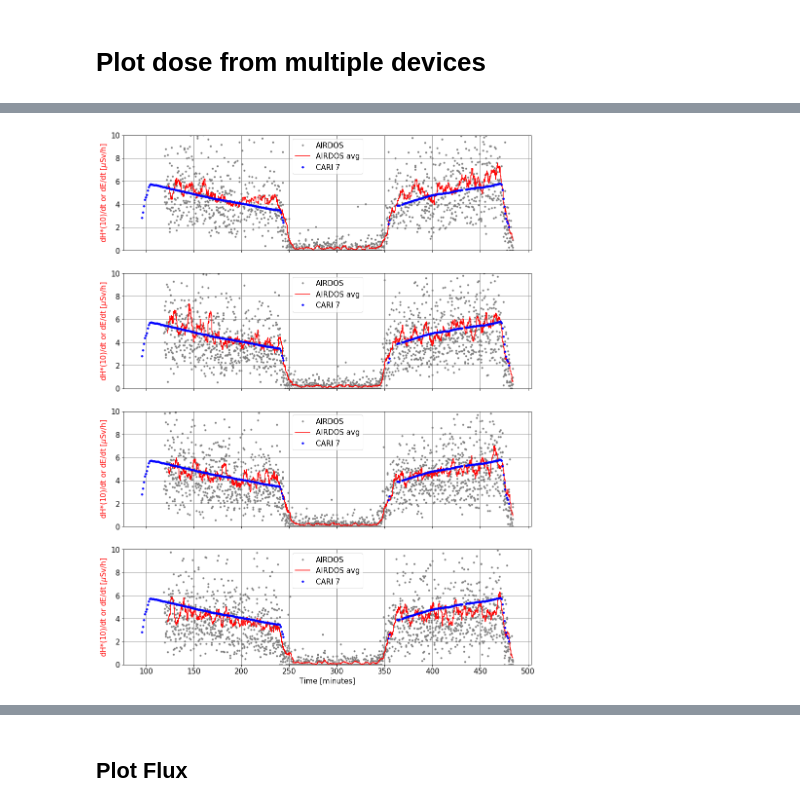
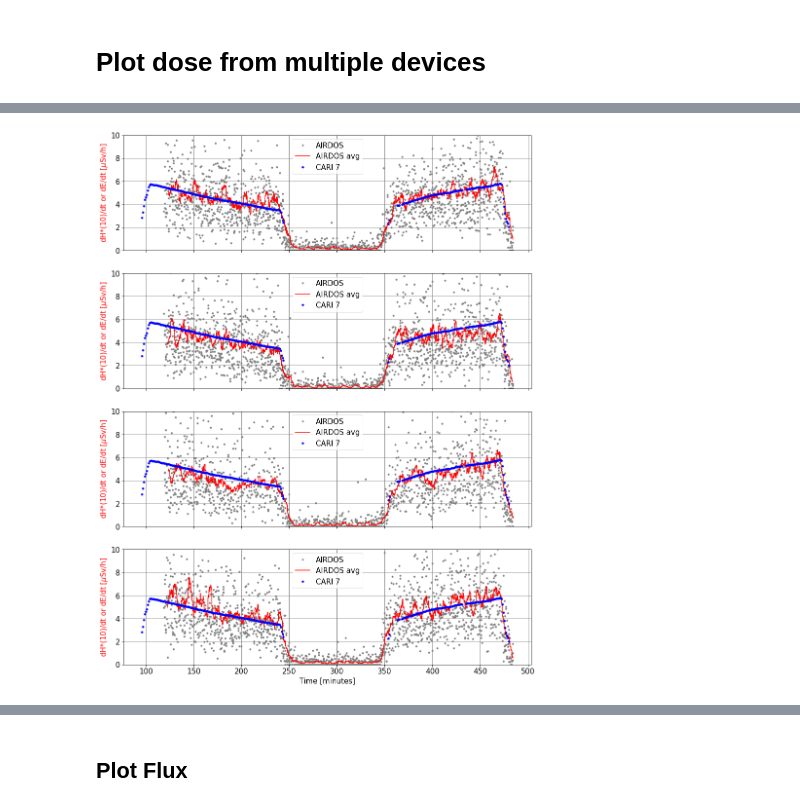
Before and after one commit to ODZ-UJF-AV-CR/Paper---AIRDOS, a Jupyter notebook: AIRDOS-G.ipynb, the cells around one changed output, grey strips where cells are left out. Saved outputs shown, nothing was run; the diff lists cells and outputs as text; code cells hidden in the pictures.

Commit message:
different constants for mean geomagnetic cuttoff rigidity

```diff
--- a/AIRDOS-G.ipynb
+++ b/AIRDOS-G.ipynb
@@ -495,51 +492,54 @@ plt.close('all')
 fig, ax = plt.subplots(4, sharex=True,figsize=(15,20))
 graph = 0
 
-for f in glob.iglob("./output/*.csv"): # generator, search immediate subdirectories
-    xx = pd.read_csv(f)
-    xx['date'] = pd.to_datetime(xx['date'])
-    #xx.set_index('date', inplace = True)
-    #xx = xx.loc['2019-11-27 00:00:00':'2019-11-29 01:30:00']
+for ff in ['16','21','98','f0']: #glob.iglob("./output/*.csv"): # generator, search immediate subdirectories
+    for f in glob.iglob("./output/*"+ff+".csv"):
+        print(f)
+        xx = pd.read_csv(f)
+        xx['date'] = pd.to_datetime(xx['date'])
+        #xx.set_index('date', inplace = True)
+        #xx = xx.loc['2019-11-27 00:00:00':'2019-11-29 01:30:00']
 
-    s = f.split('/')
-    #plt.title(s[len(s)-1] + ' (rolling mean ' + str(WINDOW) + ')')
+        s = f.split('/')
+        #plt.title(s[len(s)-1] + ' (rolling mean ' + str(WINDOW) + ')')
 
-    # Deposited energy
-    e = pd.DataFrame()
-    e['Ch']=range(0,256)
-    e['ener'] = e.index * 0.038 + 0.105
-    xx['ener'] = (np.asarray(xx.iloc[:,8:256]) * np.asarray(e.loc[3:250,'ener'])).sum(axis=1)
+        # Deposited energy
+        e = pd.DataFrame()
+        e['Ch']=range(0,256)
+        e['ener'] = e.index * 0.038 + 0.105
+        xx['ener'] = (np.asarray(xx.iloc[:,8:256]) * np.asarray(e.loc[3:250,'ener'])).sum(axis=1)
+        if (ff == '98'):
+            xx['ener'] = (np.asarray(xx.iloc[:,9:256]) * np.asarray(e.loc[3:249,'ener'])).sum(axis=1)
 
+        # size of the chip (20 mm · 10 mm),
+        # the thickness of the depletion layer (0.3 mm),
+        # and the density of silicon (2.33 g cm^3)
+        # 0.1398e-3 kg
+        xx['dsi'] = ((1e6 * (1.602e-19 * xx['ener'] * 1e6)/0.1398e-3)/10.4) * 3600 * 1.14 * 2.45 # in uGy/h
 
-    # size of the chip (20 mm · 10 mm),
-    # the thickness of the depletion layer (0.3 mm),
-    # and the density of silicon (2.33 g cm^3)
-    # 0.1398e-3 kg
-    xx['dsi'] = ((1e6 * (1.602e-19 * xx['ener'] * 1e6)/0.1398e-3)/10.4) * 3600 * 2.71 # in uGy/h
+        xx['flux'] = xx.iloc[:,range(NOISE_LEVEL,LAST_CHANNEL)].sum(axis=1)
 
-    xx['flux'] = xx.iloc[:,range(NOISE_LEVEL,LAST_CHANNEL)].sum(axis=1)
+        xx['fluxmean'] = xx['flux'].rolling(WINDOW).mean()
+        xx['dsimean'] = xx['dsi'].rolling(WINDOW).mean()
 
-    xx['fluxmean'] = xx['flux'].rolling(WINDOW).mean()
-    xx['dsimean'] = xx['dsi'].rolling(WINDOW).mean()
+        ax[graph].plot(xx['minute'], xx['dsi'], c='gray', linestyle='', marker='.', label='AIRDOS')
+        ax[graph].plot(xx['minute'],xx['dsimean'],c='red', drawstyle='steps-mid', label='AIRDOS avg')
 
-    ax[graph].plot(xx['minute'], xx['dsi'], c='gray', linestyle='', marker='.', label='AIRDOS')
-    ax[graph].plot(xx['minute'],xx['dsimean'],c='red', drawstyle='steps-mid', label='AIRDOS avg')
+        # CARI 7
+        f = './data/ble.DAT' #  File to Open
+        df = pd.read_csv(f, engine='python', header=None, delim_whitespace=True, skiprows=2, skipfooter=3 )
+        ax[graph].plot(df.loc[(df[3]>95)&(df[4]>2),3],df.loc[(df[3]>95)&(df[4]>2),4], c='blue', markersize=7, marker='.', linestyle='none', label='CARI 7')
 
-    # CARI 7
-    f = './data/ble.DAT' #  File to Open
-    df = pd.read_csv(f, engine='python', header=None, delim_whitespace=True, skiprows=2, skipfooter=3 )
-    ax[graph].plot(df.loc[(df[3]>95)&(df[4]>2),3],df.loc[(df[3]>95)&(df[4]>2),4], c='blue', markersize=7, marker='.', linestyle='none', label='CARI 7')
+        ax[graph].set_ylim([0,10])
+        #plt.yscale('log')
 
-    ax[graph].set_ylim([0,10])
-    #plt.yscale('log')
+        plt.xlabel('Time [minutes]')
+        ax[graph].set_ylabel(r'dH*(10)/dt or dE/dt [$\mu$Sv/h]', color='red')
+        ax[graph].legend(loc=2)
 
-    plt.xlabel('Time [minutes]')
-    ax[graph].set_ylabel(r'dH*(10)/dt or dE/dt [$\mu$Sv/h]', color='red')
-    ax[graph].legend(loc=2)
+        ax[graph].grid(b=True, which='major', color='grey', linestyle='-')
+        ax[graph].grid(b=True, which='minor', color='grey', linestyle='-')
+        ax[graph].legend()
 
-    ax[graph].grid(b=True, which='major', color='grey', linestyle='-')
-    ax[graph].grid(b=True, which='minor', color='grey', linestyle='-')
-    ax[graph].legend()
-
-    graph += 1
+        graph += 1
 # %% [output]
@@ -546 +550 @@ for f in glob.iglob("./output/*.csv"): # generator, search immediate subdirector
-[figure, old version]
+[figure, new version]
```
Also changed, not shown: parts of 5 cells of this notebook, 3 other files.
